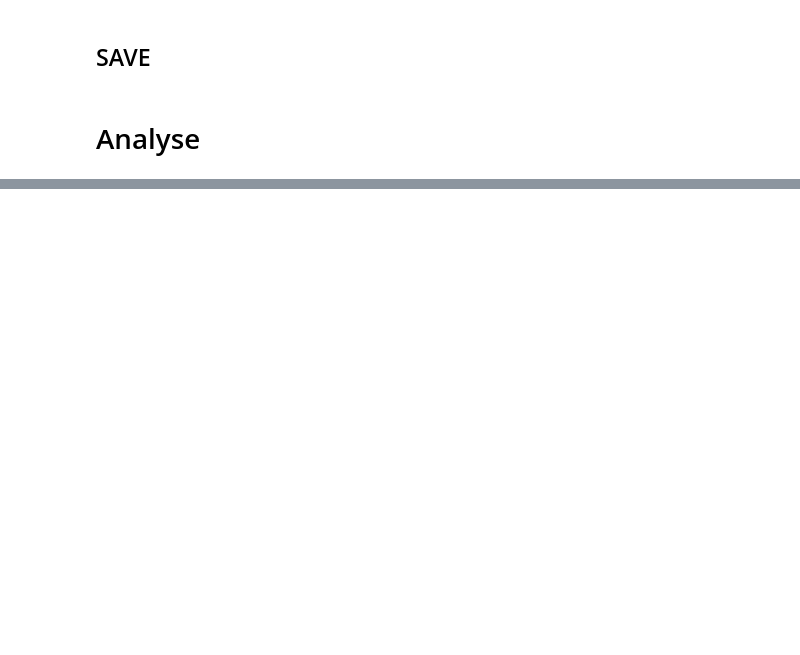
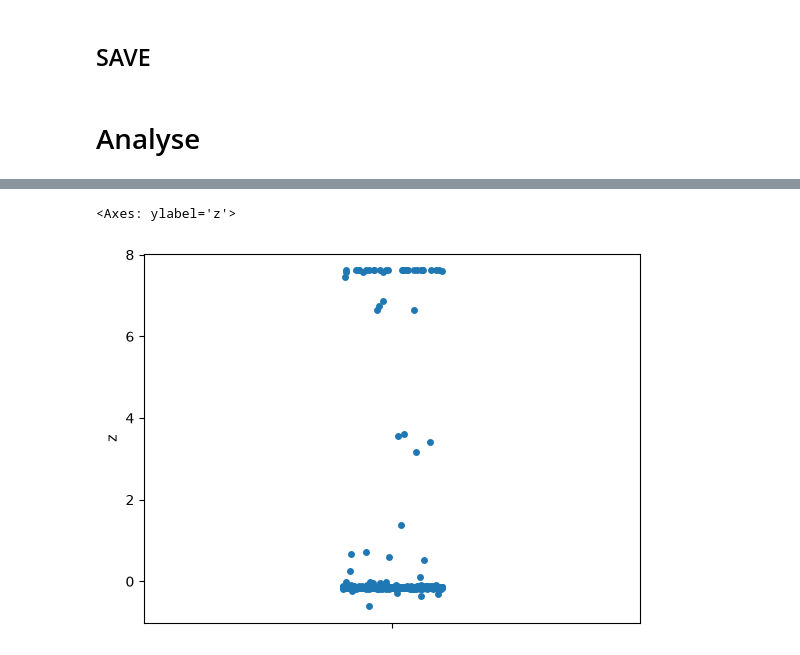
Before and after one commit to andmck1/iron-cube, a Jupyter notebook: notebooks/analysis.ipynb, the cells around one changed output, grey strips where cells are left out. Cells and saved outputs as stored; diff of their text form; code cells hidden in the pictures; blank space fills up the shorter version.

```diff
--- a/notebooks/analysis.ipynb
+++ b/notebooks/analysis.ipynb
@@ -142,0 +236,11 @@ frame_stats.head()
+# %%
+frame_df_proc = pd.concat(
+    [
+        frame_df.set_index(["shader_pipeline", "ninstances"]),
+        frame_df.groupby(["shader_pipeline", "ninstances"]).std().rename(columns={"frame_time": "std"}).drop("frame_number", axis=1),
+        frame_df.groupby(["shader_pipeline", "ninstances"]).mean().rename(columns={"frame_time": "mean"}).drop("frame_number", axis=1)
+    ],
+    axis=1
+).reset_index()
+frame_df_proc["z"] = (frame_df_proc["frame_time"] - frame_df_proc["mean"]) / frame_df_proc["std"]
+frame_df_proc.head()
@@ -142,0 +254,5 @@ frame_stats.head()
+# %%
+sns.stripplot(frame_df_proc, y="z")
+# %% [output]
+<Axes: ylabel='z'>
+[figure, added]
```
Also changed, not shown: parts of 79 cells of this notebook, 5 other files.
